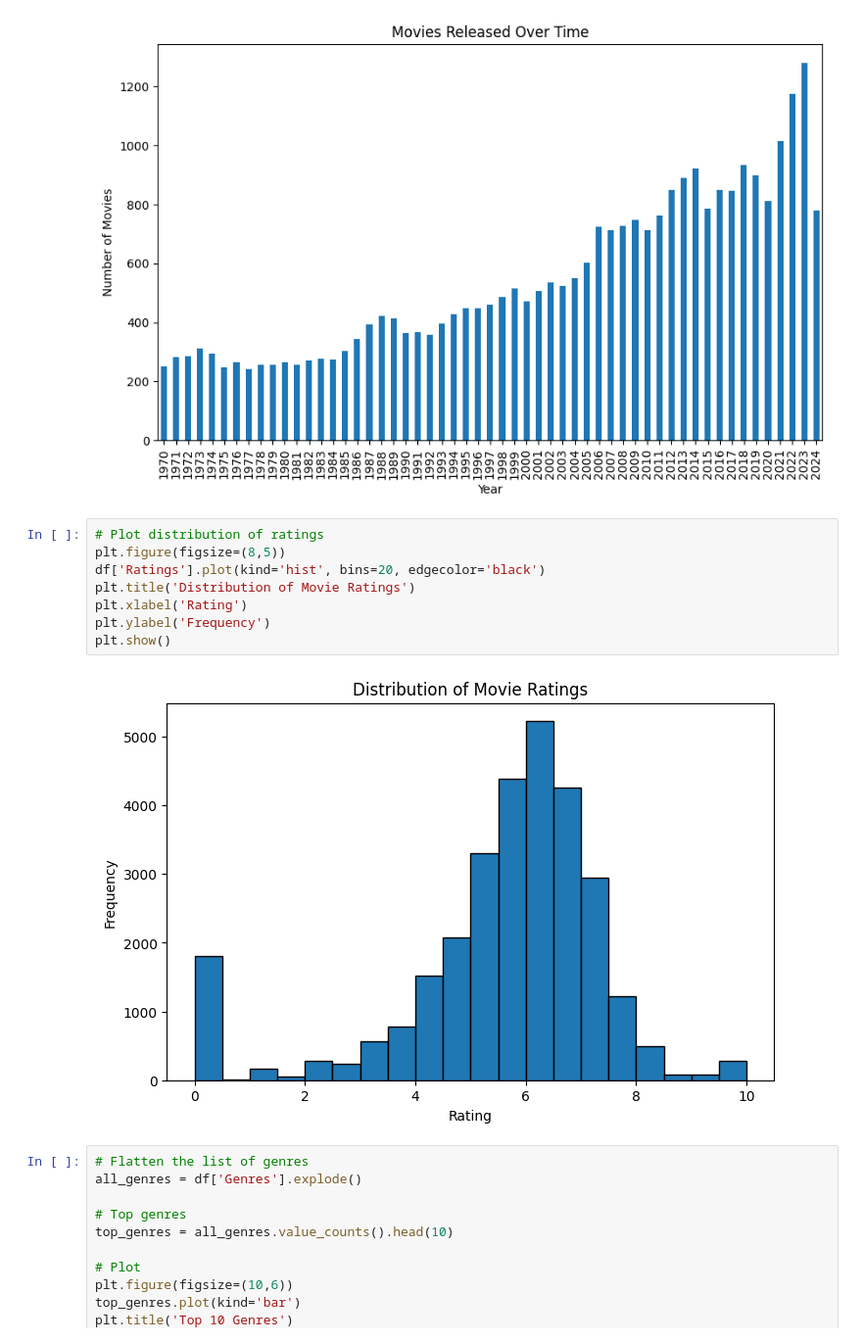
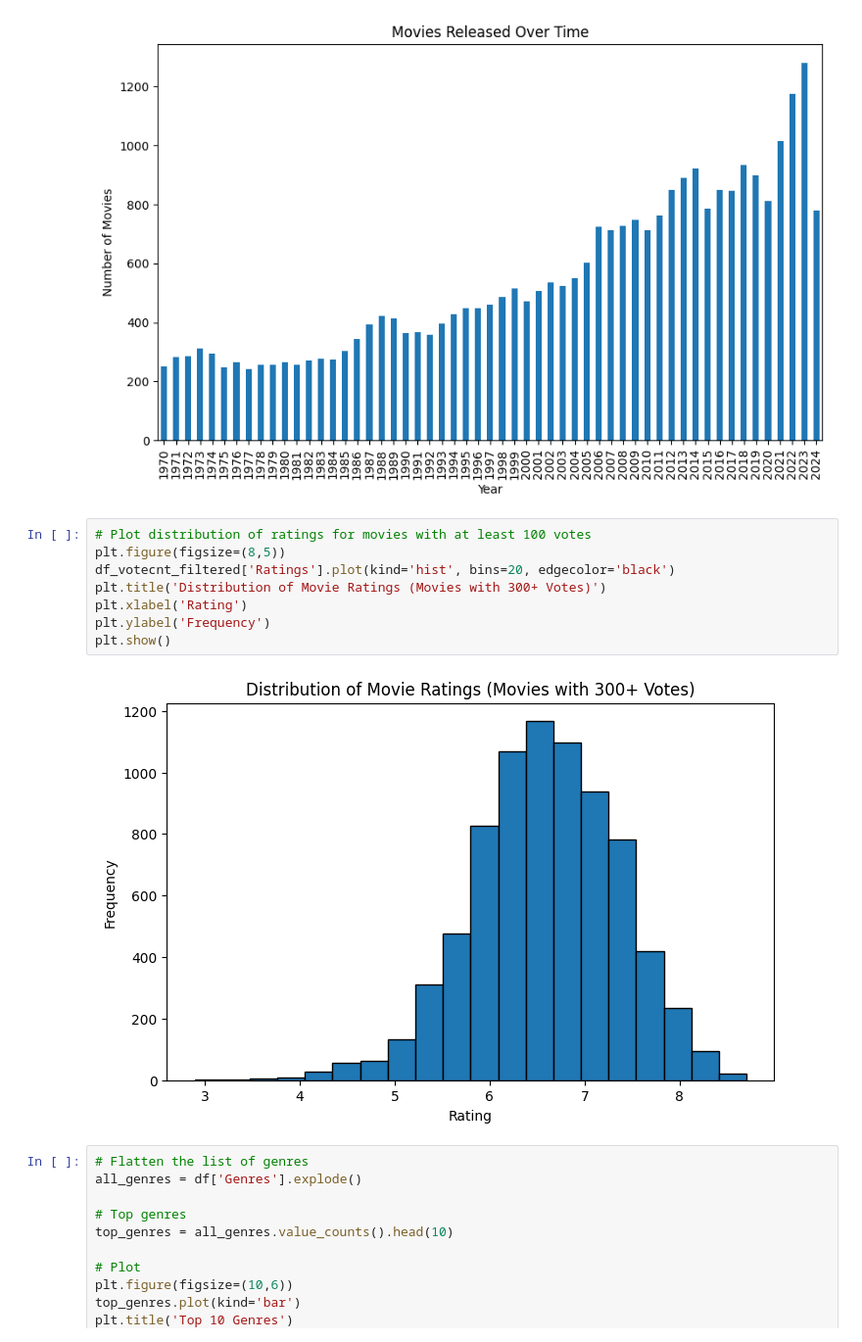
Before and after one commit to btech240/Movie_DB_Analytics, a Jupyter notebook: Data Analysis/data_explore.ipynb, the cells around one changed output. Shown at 98% size. Cells and saved outputs as stored; diff of their text form.

Commit message:
Updated to use vote threshold across analysis

```diff
--- a/Data Analysis/data_explore.ipynb
+++ b/Data Analysis/data_explore.ipynb
@@ -62,15 +65,15 @@ plt.show()
 # %% [output]
 [figure]
 # %%
-# Plot distribution of ratings
+# Plot distribution of ratings for movies with at least 100 votes
 plt.figure(figsize=(8,5))
-df['Ratings'].plot(kind='hist', bins=20, edgecolor='black')
-plt.title('Distribution of Movie Ratings')
+df_votecnt_filtered['Ratings'].plot(kind='hist', bins=20, edgecolor='black')
+plt.title('Distribution of Movie Ratings (Movies with 300+ Votes)')
 plt.xlabel('Rating')
 plt.ylabel('Frequency')
 plt.show()
 # %% [output]
-[figure, old version]
+[figure, new version]
 # %%
 # Flatten the list of genres
 all_genres = df['Genres'].explode()
```
Also changed, not shown: parts of 2 cells of this notebook.
